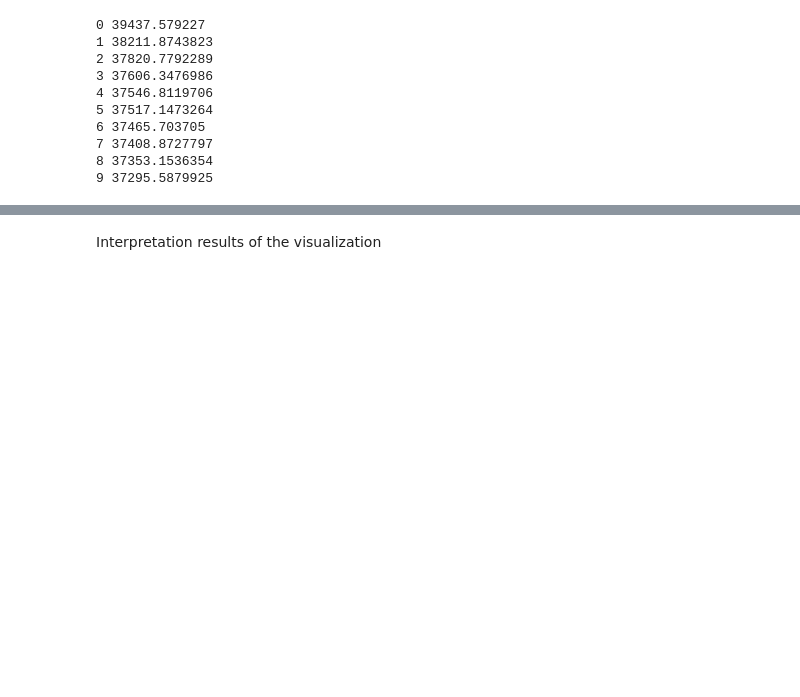
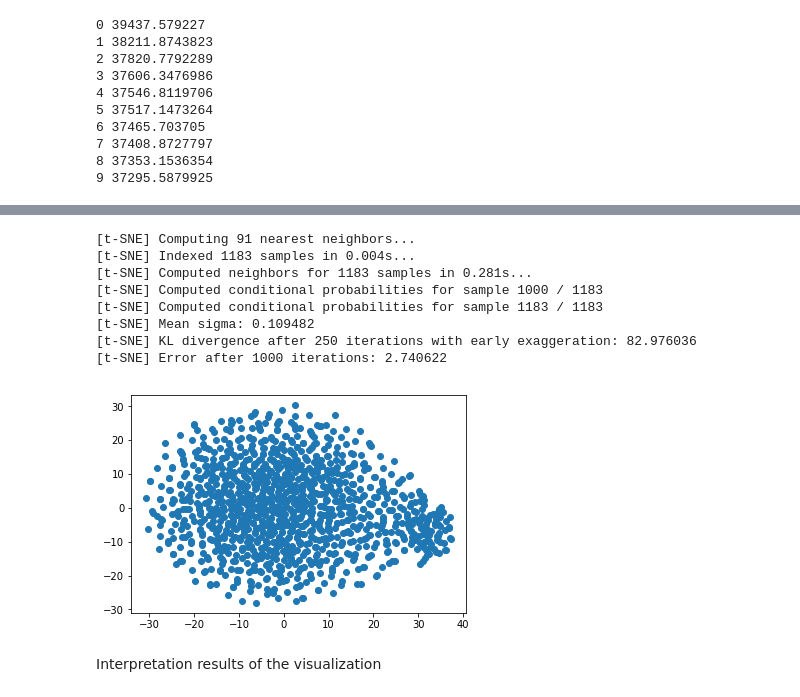
Before and after one commit to Platv1s/RecommenderSystems, a Jupyter notebook: Assignment 1.ipynb, the cells around one changed output, grey strips where cells are left out. Cells and saved outputs as stored; diff of their text form; code cells hidden in the pictures; blank space fills up the shorter version.

```diff
--- a/Assignment 1.ipynb
+++ b/Assignment 1.ipynb
@@ -551,3 +669,19 @@ plt.scatter(df_tsne['x-tsne'], df_tsne['y-tsne'])
+# %%
+from keras.models import load_model
+model = load_model('skipgram_simple.h5')
+weights = model.layers[0].get_weights()[0]
+
+visualize(weights)
+# %% [output]
+[t-SNE] Computing 91 nearest neighbors...
+[t-SNE] Indexed 1183 samples in 0.004s...
+[t-SNE] Computed neighbors for 1183 samples in 0.281s...
+[t-SNE] Computed conditional probabilities for sample 1000 / 1183
+[t-SNE] Computed conditional probabilities for sample 1183 / 1183
+[t-SNE] Mean sigma: 0.109482
+[t-SNE] KL divergence after 250 iterations with early exaggeration: 82.976036
+[t-SNE] Error after 1000 iterations: 2.740622
+[figure, added]
 # %% [markdown]
 Interpretation results of the visualization
 # %% [markdown]
```
Also changed, not shown: parts of 18 cells of this notebook.
